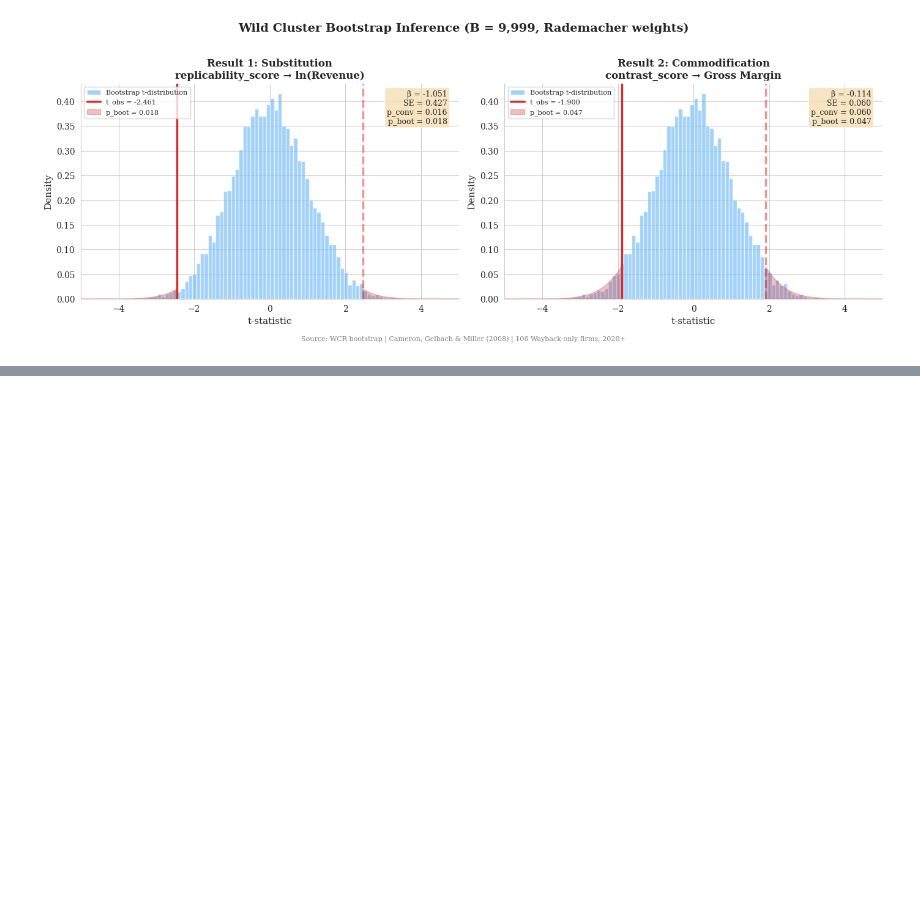
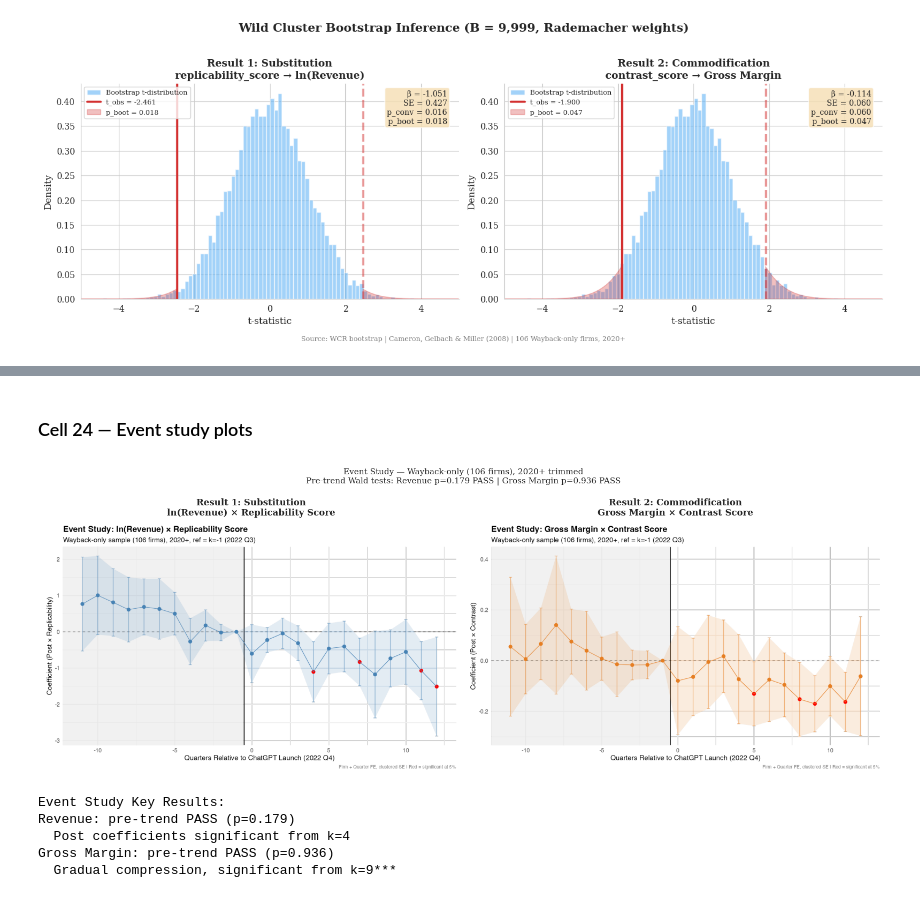
Before and after one commit to hakangulmez/thesis-ai-task-shock, a Jupyter notebook: notebooks/project_overview.ipynb, the cells around one changed output, grey strips where cells are left out. Saved outputs shown, nothing was run; the diff lists cells and outputs as text; code cells hidden in the pictures; blank space fills up the shorter version.

```diff
--- a/notebooks/project_overview.ipynb
+++ b/notebooks/project_overview.ipynb
@@ -1105,0 +1113,42 @@ plt.show()
+# %% [markdown]
+### Cell 24 — Event study plots
+# %%
+import matplotlib.pyplot as plt
+import matplotlib.image as mpimg
+
+fig, axes = plt.subplots(1, 2, figsize=(16, 6))
+
+for ax, fname, title in zip(axes,
+    ['../figures/event_study_revenue.png',
+     '../figures/event_study_margin.png'],
+    ['Result 1: Substitution\nln(Revenue) × Replicability Score',
+     'Result 2: Commodification\nGross Margin × Contrast Score']):
+    img = mpimg.imread(fname)
+    ax.imshow(img)
+    ax.axis('off')
+    ax.set_title(title, fontsize=12,
+                fontweight='bold', pad=10)
+
+plt.suptitle(
+    'Event Study — Wayback-only (106 firms), '
+    '2020+ trimmed\n'
+    'Pre-trend Wald tests: Revenue p=0.179 PASS | '
+    'Gross Margin p=0.936 PASS',
+    fontsize=11, y=1.02)
+plt.tight_layout()
+plt.savefig('../figures/event_study_combined.png',
+            bbox_inches='tight', dpi=150)
+plt.show()
+
+print('Event Study Key Results:')
+print('Revenue: pre-trend PASS (p=0.179)')
+print('  Post coefficients significant from k=4')
+print('Gross Margin: pre-trend PASS (p=0.936)')
+print('  Gradual compression, significant from k=9***')
+# %% [output]
+[figure, added]
+Event Study Key Results:
+Revenue: pre-trend PASS (p=0.179)
+  Post coefficients significant from k=4
+Gross Margin: pre-trend PASS (p=0.936)
+  Gradual compression, significant from k=9***
```
Also changed, not shown: parts of 8 cells of this notebook, 4 other files.
